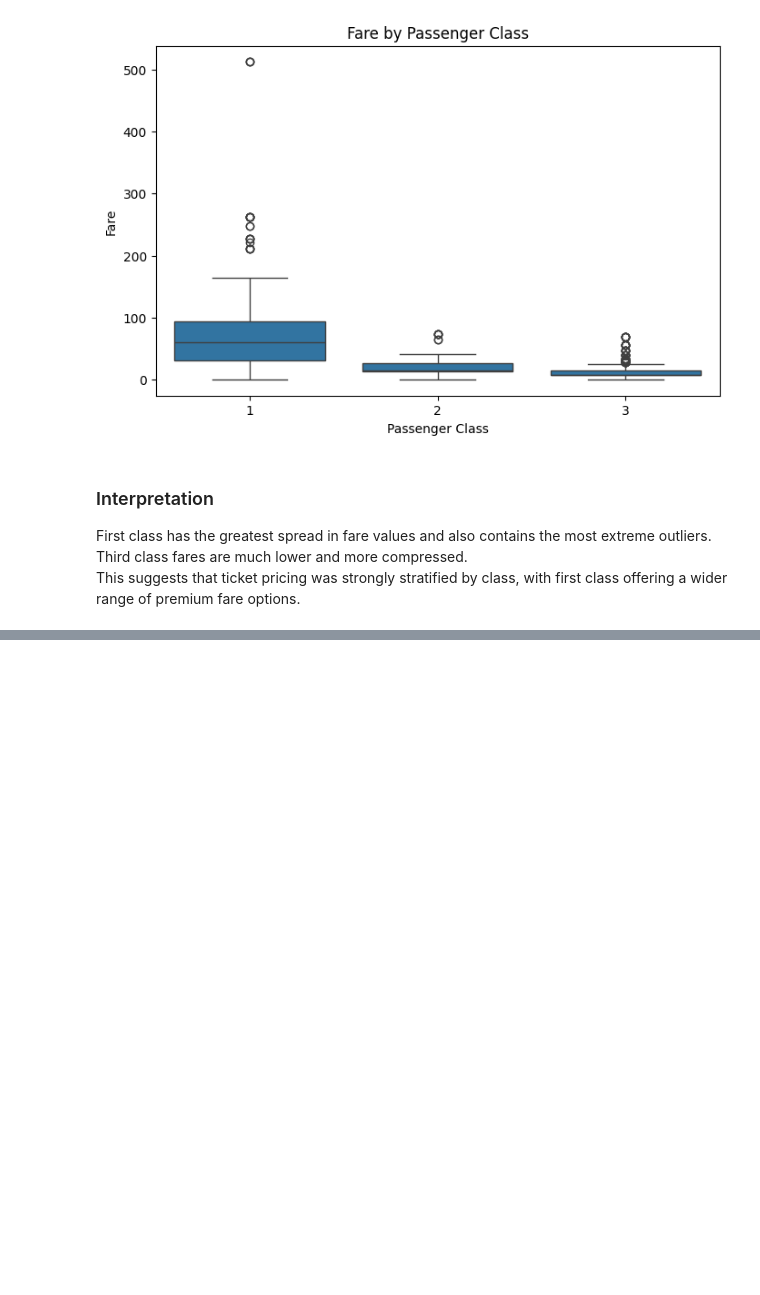
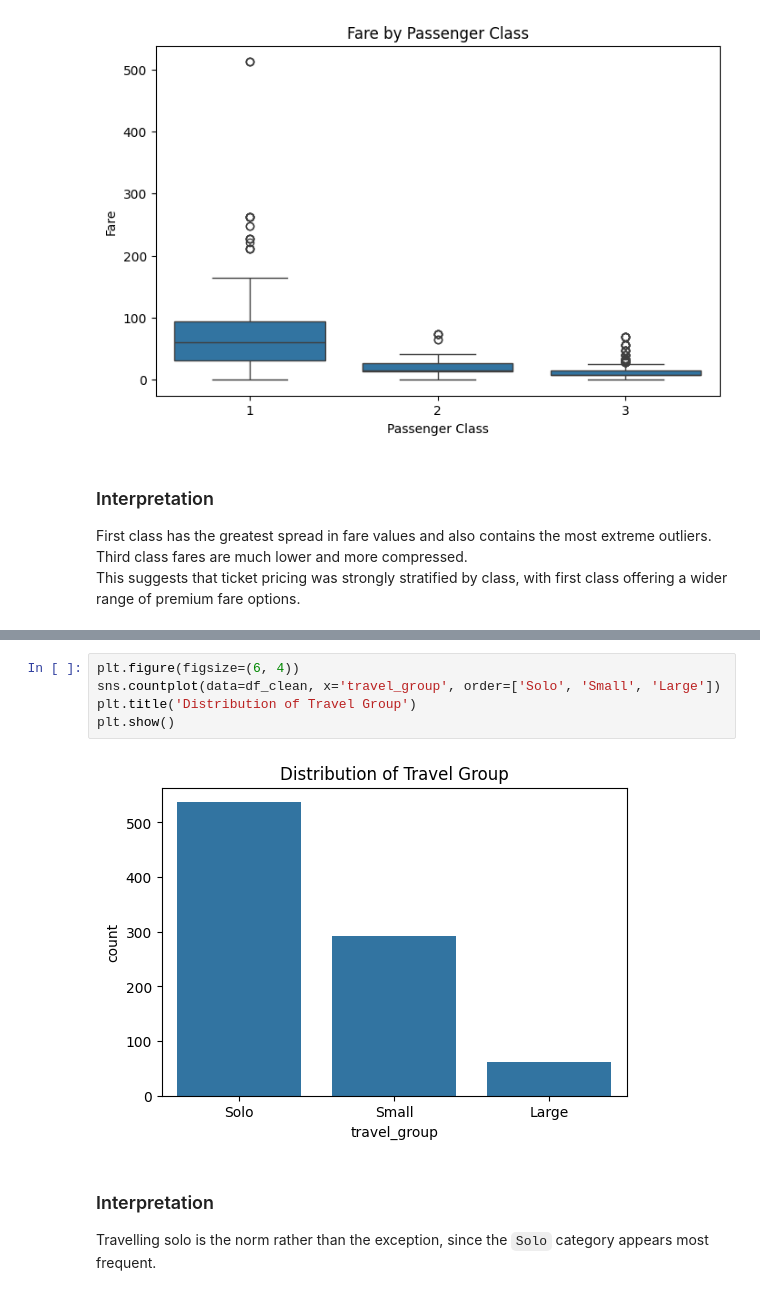
Before and after one commit to SHKabdulhadi/Titanic-Data-Analysis, a Jupyter notebook: titanic-data-analysis.ipynb, the cells around one changed output, grey strips where cells are left out. Cells and saved outputs as stored; diff of their text form; blank space fills up the shorter version.

```diff
--- a/titanic-data-analysis.ipynb
+++ b/titanic-data-analysis.ipynb
@@ -357,0 +382,11 @@ This suggests that ticket pricing was strongly stratified by class, with first c
+# %%
+plt.figure(figsize=(6, 4))
+sns.countplot(data=df_clean, x='travel_group', order=['Solo', 'Small', 'Large'])
+plt.title('Distribution of Travel Group')
+plt.show()
+# %% [output]
+[figure, added]
+# %% [markdown]
+### Interpretation
+
+Travelling solo is the norm rather than the exception, since the `Solo` category appears most frequent.
```
Also changed, not shown: parts of 7 cells of this notebook.
